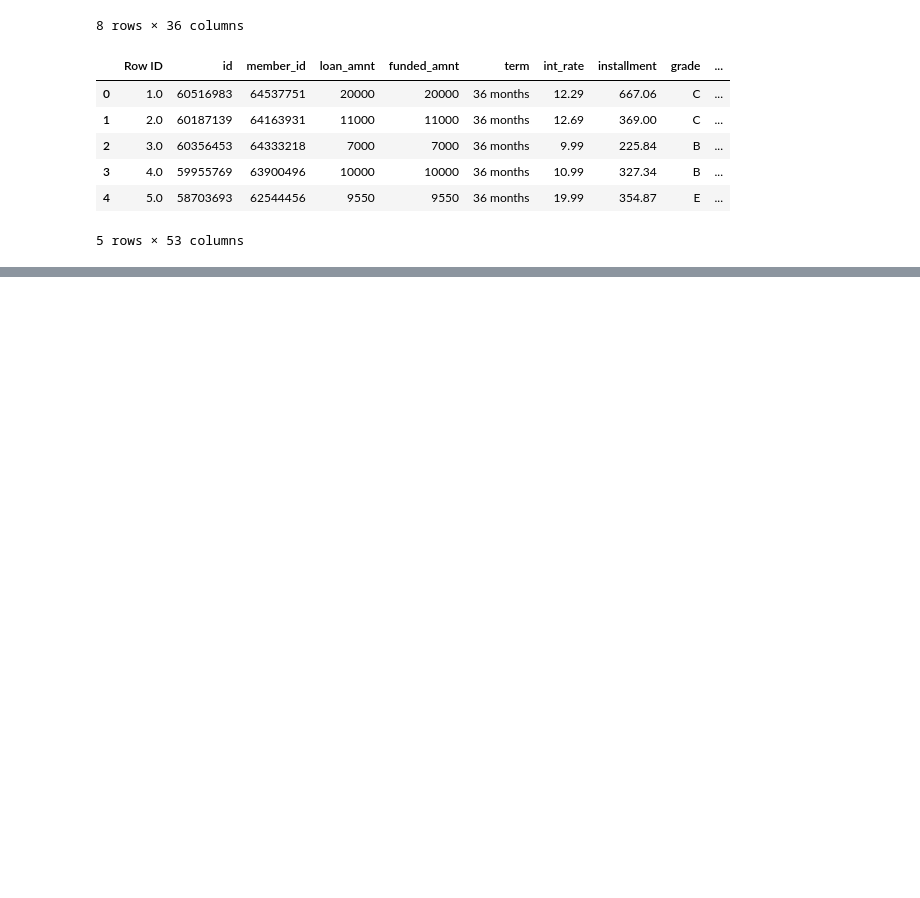
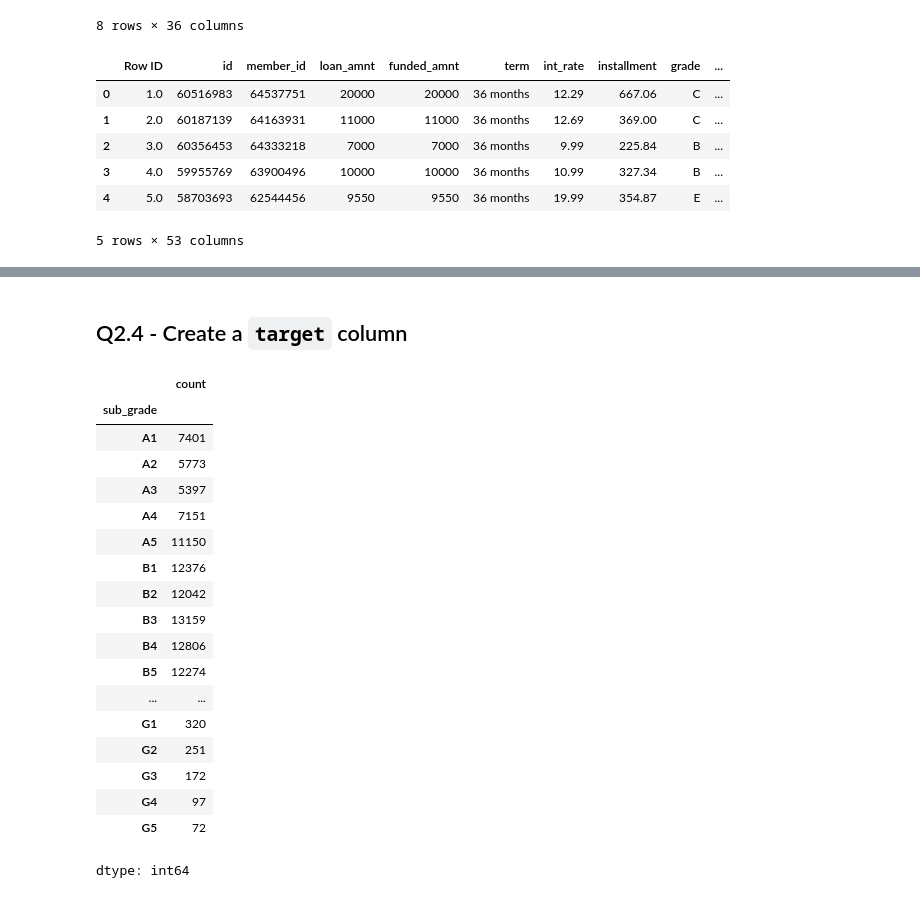
Before and after one commit to lazarosgogos/ML-exercises, a Jupyter notebook: ML_Project_6.ipynb, the cells around one changed output, grey strips where cells are left out. Saved outputs shown, nothing was run; the diff lists cells and outputs as text; code cells hidden in the pictures; blank space fills up the shorter version.

```diff
--- a/ML_Project_6.ipynb
+++ b/ML_Project_6.ipynb
@@ -46,0 +108,24 @@ profile
+# %% [markdown]
+## Q2.4 - Create a `target` column
+# %%
+zscore_df.sub_grade.value_counts().sort_index()
+# %% [output]
+|  | count |
+| sub_grade |  |
+| A1 | 7401 |
+| A2 | 5773 |
+| A3 | 5397 |
+| A4 | 7151 |
+| A5 | 11150 |
+| B1 | 12376 |
+| B2 | 12042 |
+| B3 | 13159 |
+| B4 | 12806 |
+| B5 | 12274 |
+| ... | ... |
+| G1 | 320 |
+| G2 | 251 |
+| G3 | 172 |
+| G4 | 97 |
+| G5 | 72 |
+dtype: int64
```
Also changed, not shown: parts of 8 cells of this notebook.
